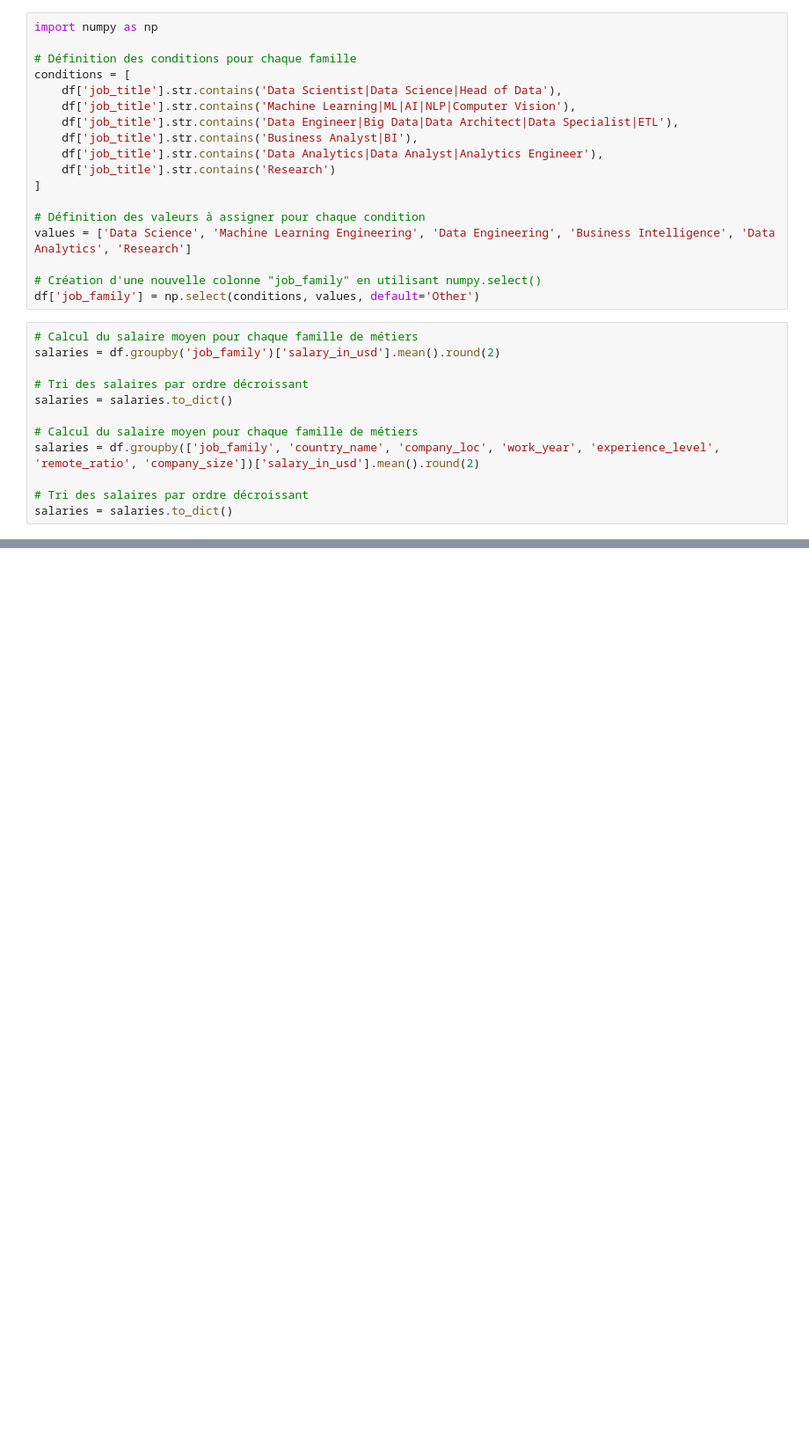
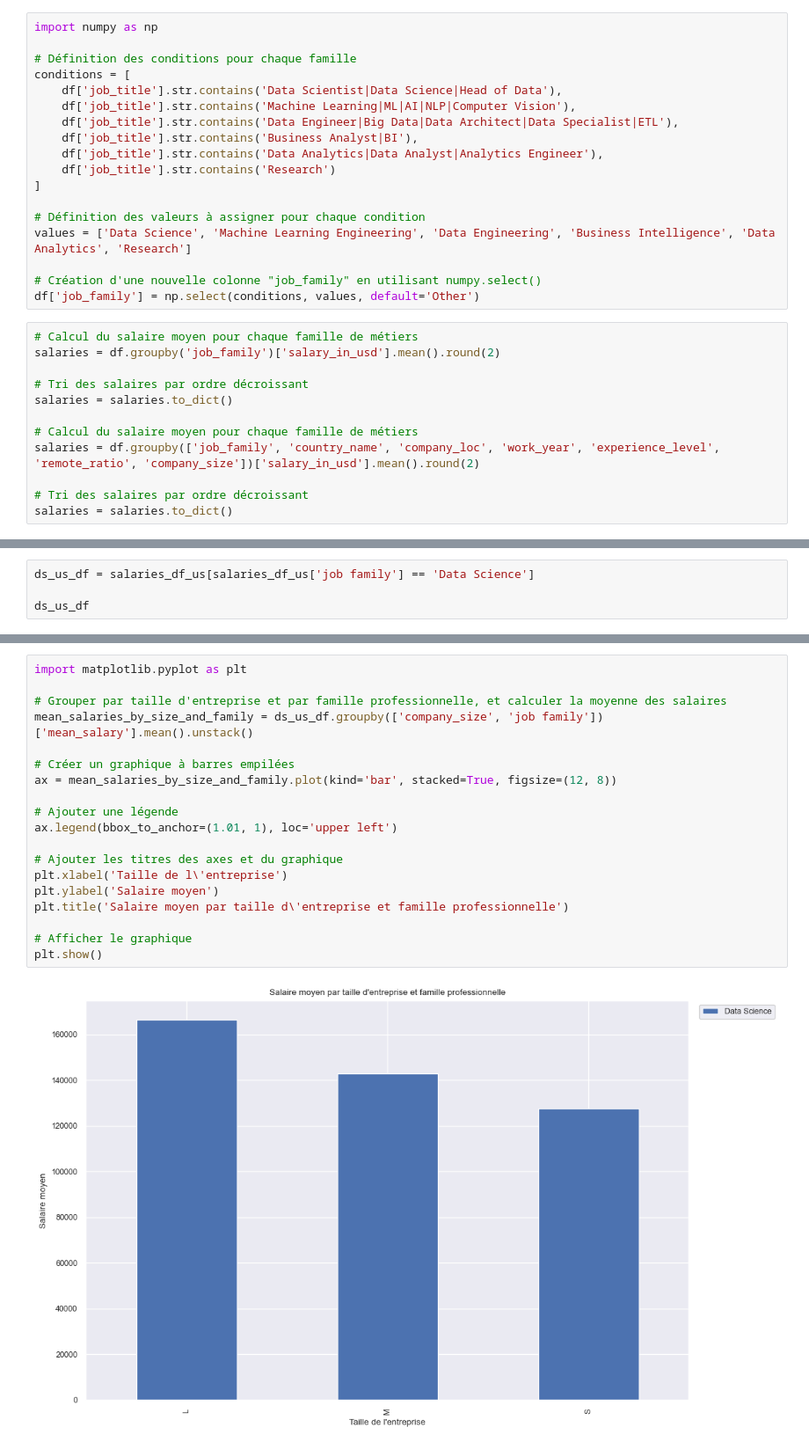
Before and after one commit to JeffDarhyl/Datafield-salaries, a Jupyter notebook: th.ipynb, the cells around one changed output, grey strips where cells are left out. Shown at 88% size. Cells and saved outputs as stored; diff of their text form; blank space fills up the shorter version.

```diff
--- a/th.ipynb
+++ b/th.ipynb
@@ -145,0 +119,4 @@ fig.show()
+# %%
+ds_us_df = salaries_df_us[salaries_df_us['job family'] == 'Data Science']
+
+ds_us_df
@@ -146,3 +141,24 @@ fig.show()
+# %%
+import matplotlib.pyplot as plt
+
+# Grouper par taille d'entreprise et par famille professionnelle, et calculer la moyenne des salaires
+mean_salaries_by_size_and_family = ds_us_df.groupby(['company_size', 'job family'])['mean_salary'].mean().unstack()
+
+# Créer un graphique à barres empilées
+ax = mean_salaries_by_size_and_family.plot(kind='bar', stacked=True, figsize=(12, 8))
+
+# Ajouter une légende
+ax.legend(bbox_to_anchor=(1.01, 1), loc='upper left')
+
+# Ajouter les titres des axes et du graphique
+plt.xlabel('Taille de l\'entreprise')
+plt.ylabel('Salaire moyen')
+plt.title('Salaire moyen par taille d\'entreprise et famille professionnelle')
+
+# Afficher le graphique
+plt.show()
+# %% [output]
+[figure, added]
 # %%
 grouped_df = salaries_df.groupby(['job family', 'experience_level', 'country_code']).mean().round(2).reset_index()
 
```
Also changed, not shown: parts of 13 cells of this notebook.
